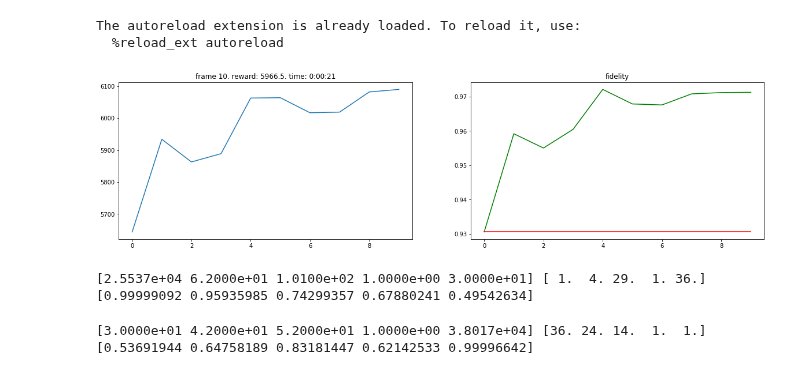
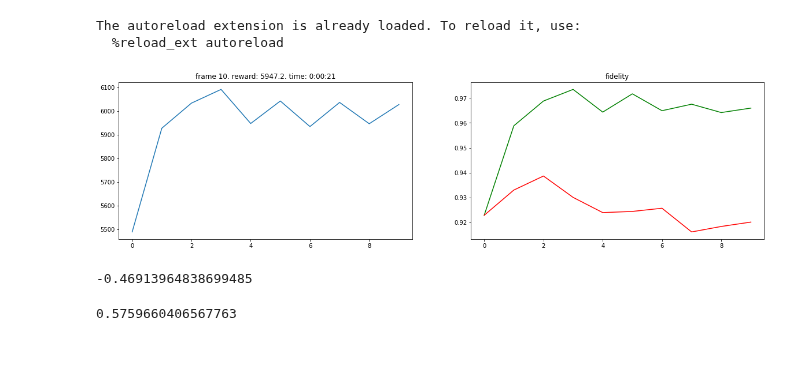
Before and after one commit to farice/SpectatorQubits, a Jupyter notebook: MAB-continuous.ipynb, the cells around one changed output. Drawn from its saved outputs; the diff is of its cells as text; code cells hidden in the pictures.

```diff
--- a/MAB-continuous.ipynb
+++ b/MAB-continuous.ipynb
@@ -62,11 +62,14 @@ class Context:
         reward_lo, reward_hi = reward
         self.gradients.append((reward_hi - reward_lo))
 
-    def get_optimal_theta(self, num_reward_spectators):
+    def get_and_combine_optimal_theta(self, num_reward_spectators):
         if len(self.gradients) == 0:
-            return 0
+            return self.current_theta
         self.current_theta += self.eta * np.mean(self.gradients) / (2 * self.delta * num_reward_spectators)
         return self.current_theta
+
+    def get_optimal_theta(self):
+        return self.current_theta
 # %%
 # contextual mirror descent
 class MD:
@@ -102,7 +105,7 @@ class MD:
             ## this will ensure that the contextual history is reset once the historical correspondence between arms and particular thetas is nullified
 
             # (theta, smoothing parameter, rotational bias)
-            actions.append((context.get_optimal_theta(self.num_reward_spectators // 2), self.delta, self.action_contextual_bias))
+            actions.append((context.get_and_combine_optimal_theta(self.num_reward_spectators // 2), self.delta, self.action_contextual_bias))
         return actions
 
     def update(self, actions, rewards, observations):
@@ -173,45 +176,41 @@ for frame_idx in range(1, MAX_FRAMES + 1):
 
     actions = md.get_actions(observation)
     prev_observation=observation
     observation, reward, done, info = env.step(actions)
     observation = None if done else observation
 
     # generally, in RL we would consider r(s | s', a)
     # given a state transition s' -> s due to action a
     # for now, we are only interested in r(s', a)
     md.update(actions, reward, prev_observation)
     episode_reward += np.sum(reward)
 
     for x, y in info:
         episode_fidelity.append(x)
         control_fidelity.append(y)
     if done:
-    # new_error_samples = np.random.normal(0, np.pi / 4, M)
-    # env.set_error_samples(new_error_samples)
+        new_error_samples = np.random.normal(0, np.pi / 4, M)
+        env.set_error_samples(new_error_samples)
         observation = env.reset()
         md.save_reward(episode_reward)
         md.save_fidelity(np.mean(episode_fidelity))
         md.save_control_fidelity(np.mean(control_fidelity))
         episode_reward = 0
         episode_fidelity = []
         control_fidelity = []
 
         # plot grouped by episode
         plot(frame_idx, md.rewards, md.fidelity, md.control_fidelity,
     timedelta(seconds=int(timer()-start)))
 
 env.close()
 # %% [output]
-[figure, old version]
+[figure, new version]
-# %%
-print(ts.contexts[0].S, ts.contexts[0].F)
-print(ts.contexts[0].reward_posterior_samples)
-# %% [output]
-[2.5537e+04 6.2000e+01 1.0100e+02 1.0000e+00 3.0000e+01] [ 1.  4. 29.  1. 36.]
-[0.99999092 0.95935985 0.74299357 0.67880241 0.49542634]
-# %%
-print(ts.contexts[1].S, ts.contexts[1].F)
-print(ts.contexts[1].reward_posterior_samples)
-# %% [output]
-[3.0000e+01 4.2000e+01 5.2000e+01 1.0000e+00 3.8017e+04] [36. 24. 14.  1.  1.]
-[0.53691944 0.64758189 0.83181447 0.62142533 0.99996642]
+# %%
+print(md.contexts[0].get_optimal_theta())
+# %% [output]
+-0.46913964838699485
+# %%
+print(md.contexts[1].get_optimal_theta())
+# %% [output]
+0.5759660406567763
```
Also changed, not shown: 1 other file.
